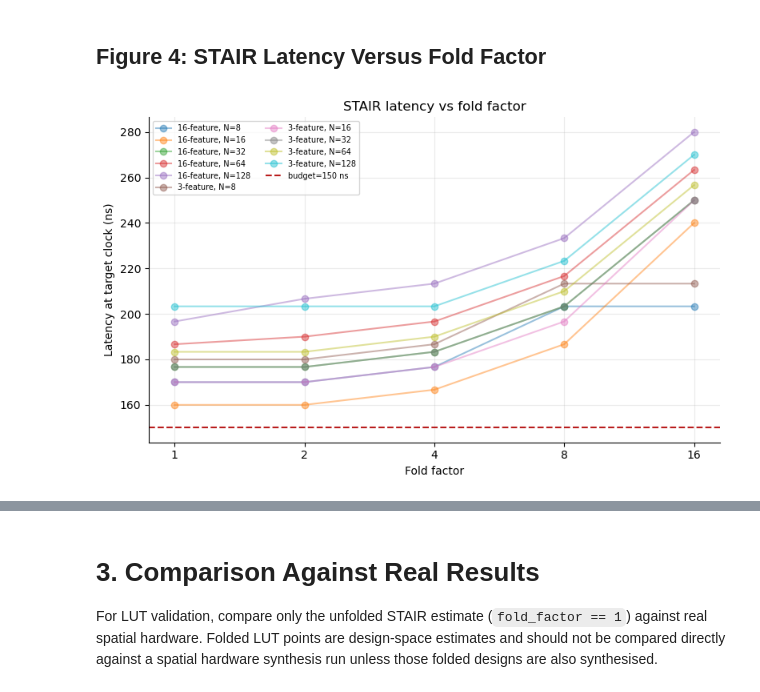
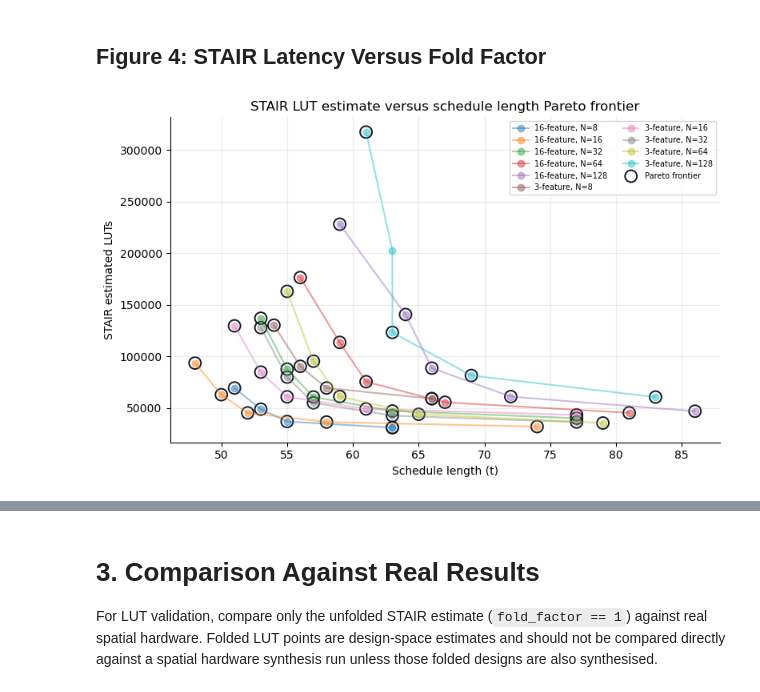
Before and after one commit to SriV04/STAIR, a Jupyter notebook: notebooks/stair_evaluation_graphs.ipynb, the cells around one changed output, grey strips where cells are left out. Cells and saved outputs as stored; diff of their text form; code cells hidden in the pictures.

Commit message:
sync point analysis

```diff
--- a/notebooks/stair_evaluation_graphs.ipynb
+++ b/notebooks/stair_evaluation_graphs.ipynb
@@ -295,6 +295,15 @@ def _failed_result_row(model_row: pd.Series, fold_factor: int, exc: Exception) -
         "fold_group_count": np.nan,
         "lanes": "",
         "max_temporal_steps": np.nan,
+        "scheduled_latency_cycles": np.nan,
+        "sync_point_count": np.nan,
+        "max_sync_wait_cycles": np.nan,
+        "total_sync_wait_cycles": np.nan,
+        "mean_sync_wait_cycles": np.nan,
+        "max_buffer_wait_cycles": np.nan,
+        "total_input_buffer_wait_cycles": np.nan,
+        "sync_legality_passed": False,
+        "sync_violations": np.nan,
     })
     return row
 
@@ -328,6 +337,15 @@ def run_stair_pipeline_for_model(model_row: pd.Series, fold_factor: int) -> dict
         "stair_dsp": resource_totals["dsp"],
         "stair_bram": resource_totals["bram"],
         "latency_cycles": metrics.get("latency_cycles"),
+        "scheduled_latency_cycles": metrics.get("scheduled_latency_cycles", metrics.get("latency_cycles")),
+        "sync_point_count": metrics.get("sync_point_count"),
+        "max_sync_wait_cycles": metrics.get("max_sync_wait_cycles"),
+        "total_sync_wait_cycles": metrics.get("total_sync_wait_cycles"),
+        "mean_sync_wait_cycles": metrics.get("mean_sync_wait_cycles"),
+        "max_buffer_wait_cycles": metrics.get("max_buffer_wait_cycles"),
+        "total_input_buffer_wait_cycles": metrics.get("total_input_buffer_wait_cycles"),
+        "sync_legality_passed": metrics.get("sync_legality_passed"),
+        "sync_violations": metrics.get("sync_violations"),
         "ii": metrics.get("sample_ii_cycles"),
         "throughput_samples_per_sec": metrics.get("throughput_samples_per_sec"),
         "max_resource_utilisation": metrics.get("max_resource_utilisation"),
@@ -699,18 +950,44 @@ plt.tight_layout(); plt.show()
 # %%
 LATENCY_BUDGET_NS = 150
 plot_df = stair_df[stair_df["pipeline_status"] == "ok"].copy()
+plot_df["schedule_length_t"] = plot_df["latency_cycles"]
 plot_df["latency_ns_at_target"] = plot_df["latency_cycles"] * (1e9 / TARGET_FMAX_HZ)
+
+
+def pareto_mask(frame: pd.DataFrame, *, x: str, y: str = "stair_lut") -> pd.Series:
+    values = frame[[x, y]].to_numpy(dtype=float)
+    mask = np.ones(len(frame), dtype=bool)
+    for i, (x_value, y_value) in enumerate(values):
+        dominated = (
+            (values[:, 0] <= x_value)
+            & (values[:, 1] <= y_value)
+            & ((values[:, 0] < x_value) | (values[:, 1] < y_value))
+        ).any()
+        mask[i] = not dominated
+    return pd.Series(mask, index=frame.index)
+
+plot_df["pareto"] = pareto_mask(plot_df, x="schedule_length_t")
+for _, group in plot_df.groupby(["feature_set", "particles"]):
+    plot_df.loc[group.index, "pareto"] = pareto_mask(plot_df.loc[group.index], x="schedule_length_t")
+frontier = plot_df[plot_df["pareto"]].sort_values("schedule_length_t")
+
 fig, ax = plt.subplots(figsize=(8, 5))
 for (feature_set, particles), grp in plot_df.groupby(["feature_set", "particles"]):
-    grp = grp.sort_values("fold_factor")
-    ax.plot(grp["fold_factor"], grp["latency_ns_at_target"], marker="o", alpha=0.45, label=f"{feature_set}, N={particles}")
-ax.axhline(LATENCY_BUDGET_NS, color="#b91c1c", linestyle="--", label=f"budget={LATENCY_BUDGET_NS} ns")
-ax.set_xscale("log", base=2)
-ax.set_xticks(FOLD_FACTORS, FOLD_FACTORS)
-ax.set_xlabel("Fold factor")
-ax.set_ylabel("Latency at target clock (ns)")
-ax.set_title("STAIR latency vs fold factor")
+    grp = grp.sort_values("schedule_length_t")
+    ax.plot(grp["schedule_length_t"], grp["stair_lut"], marker="o", alpha=0.45, label=f"{feature_set}, N={particles}")
+ax.scatter(
+    frontier["schedule_length_t"],
+    frontier["stair_lut"],
+    s=115,
+    facecolors="none",
+    edgecolors="#111827",
+    linewidths=1.4,
+    label="Pareto frontier",
+)
+ax.set_xlabel("Schedule length (t)")
+ax.set_ylabel("STAIR estimated LUTs")
+ax.set_title("STAIR LUT estimate versus schedule length Pareto frontier")
 ax.legend(fontsize=7, ncol=2)
 plt.tight_layout(); plt.show()
 # %% [output]
-[figure, old version]
+[figure, new version]
```
Also changed, not shown: parts of 10 cells of this notebook, 11 other files.
